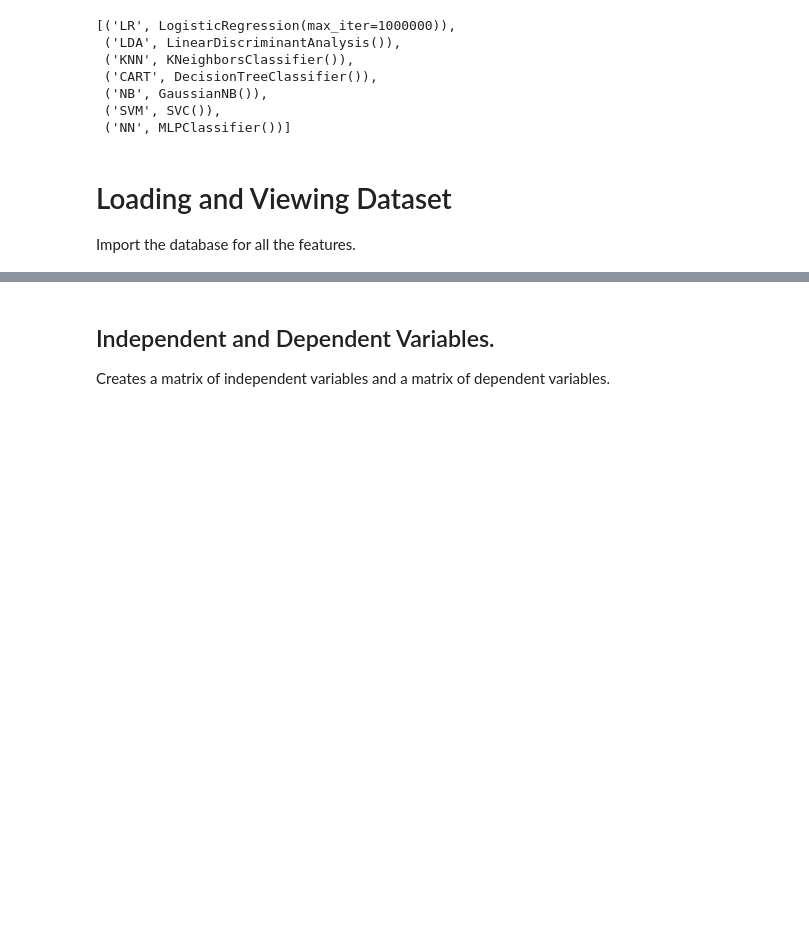
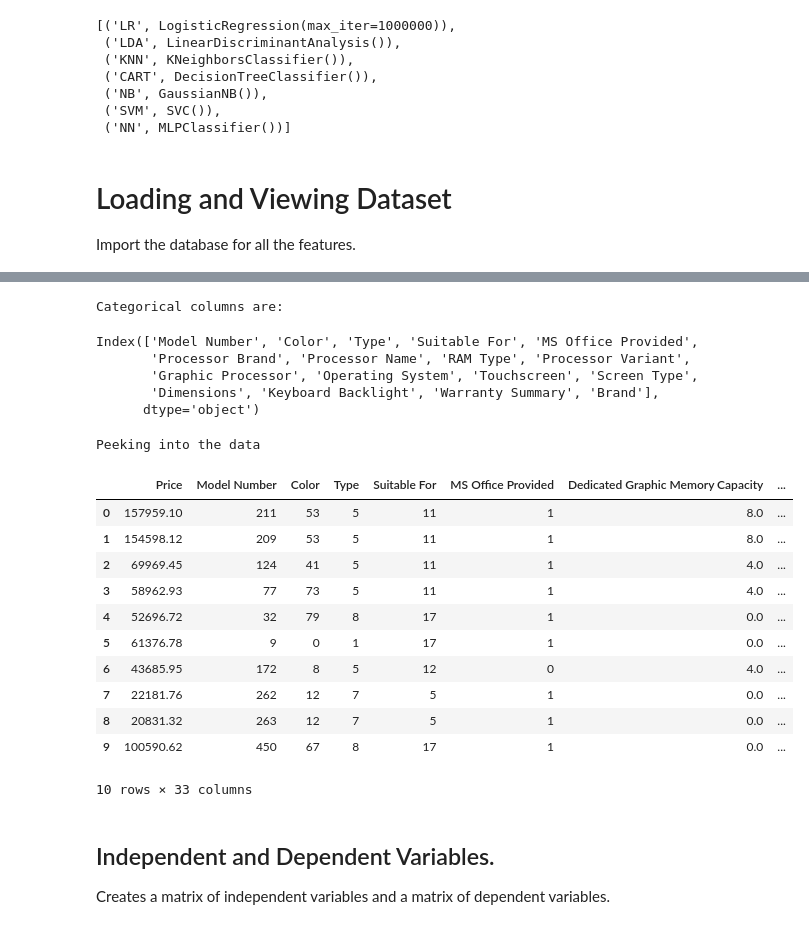
Before and after one commit to RenzVillegas24/JupyterML, a Jupyter notebook: 24.01.10_Activity_1/Group 11_Optimized.ipynb, the cells around one changed output, grey strips where cells are left out. Drawn from its saved outputs; the diff is of its cells as text; code cells hidden in the pictures; blank space fills up the shorter version.

```diff
--- a/24.01.10_Activity_1/Group 11_Optimized.ipynb
+++ b/24.01.10_Activity_1/Group 11_Optimized.ipynb
@@ -103,3 +102,38 @@ Statistical description of the data
+# %%
+# use label encoder to convert the categorical data to numerical data
+from sklearn.preprocessing import LabelEncoder
+labelencoder = LabelEncoder()
+
+# get the categorical columns
+categorical_columns = df_norm.select_dtypes(include=['object']).columns
+print("Categorical columns are: ")
+display(categorical_columns)
+
+# apply label encoder to the categorical columns
+df_norm[categorical_columns] = df_norm[categorical_columns].apply(lambda col: labelencoder.fit_transform(col.astype(str)))
+
+print("Peeking into the data")
+display(df_norm.head(10))
+# %% [output]
+Categorical columns are:
+Index(['Model Number', 'Color', 'Type', 'Suitable For', 'MS Office Provided',
+       'Processor Brand', 'Processor Name', 'RAM Type', 'Processor Variant',
+       'Graphic Processor', 'Operating System', 'Touchscreen', 'Screen Type',
+       'Dimensions', 'Keyboard Backlight', 'Warranty Summary', 'Brand'],
+      dtype='object')
+Peeking into the data
+|  | Price | Model Number | Color | Type | Suitable For | MS Office Provided | Dedicated Graphic Memory Capacity | ... |
+| 0 | 157959.10 | 211 | 53 | 5 | 11 | 1 | 8.0 | ... |
+| 1 | 154598.12 | 209 | 53 | 5 | 11 | 1 | 8.0 | ... |
+| 2 | 69969.45 | 124 | 41 | 5 | 11 | 1 | 4.0 | ... |
+| 3 | 58962.93 | 77 | 73 | 5 | 11 | 1 | 4.0 | ... |
+| 4 | 52696.72 | 32 | 79 | 8 | 17 | 1 | 0.0 | ... |
+| 5 | 61376.78 | 9 | 0 | 1 | 17 | 1 | 0.0 | ... |
+| 6 | 43685.95 | 172 | 8 | 5 | 12 | 0 | 4.0 | ... |
+| 7 | 22181.76 | 262 | 12 | 7 | 5 | 1 | 0.0 | ... |
+| 8 | 20831.32 | 263 | 12 | 7 | 5 | 1 | 0.0 | ... |
+| 9 | 100590.62 | 450 | 67 | 8 | 17 | 1 | 0.0 | ... |
+10 rows × 33 columns
 # %% [markdown]
 <h2>Independent and Dependent Variables.</h2>
 Creates a matrix of independent variables and a matrix of dependent variables.
```
Also changed, not shown: parts of 4 cells of this notebook, 6 other files.
